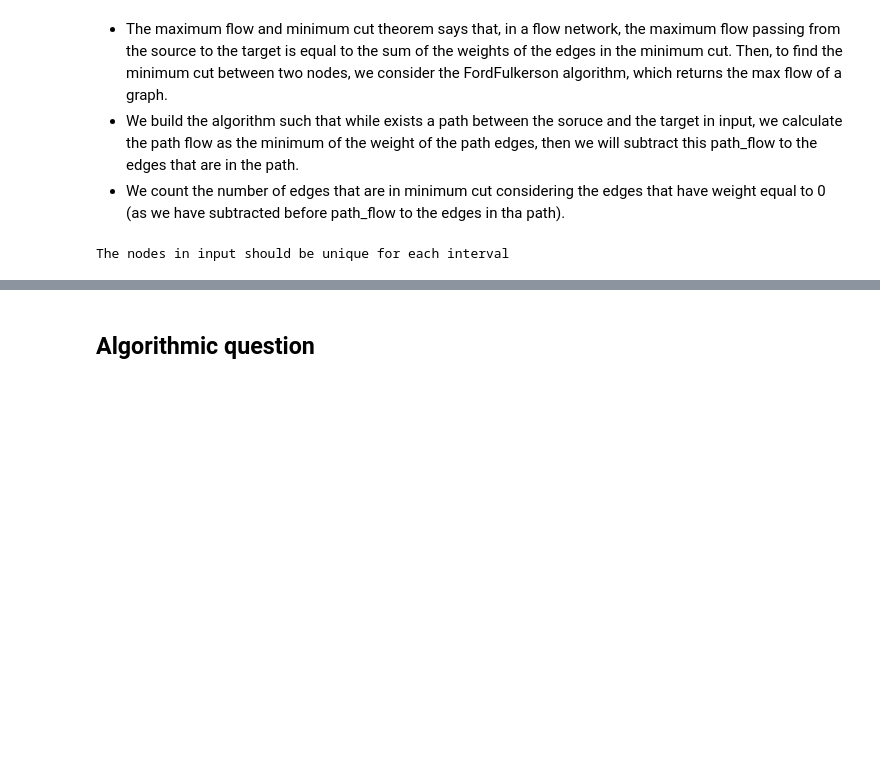
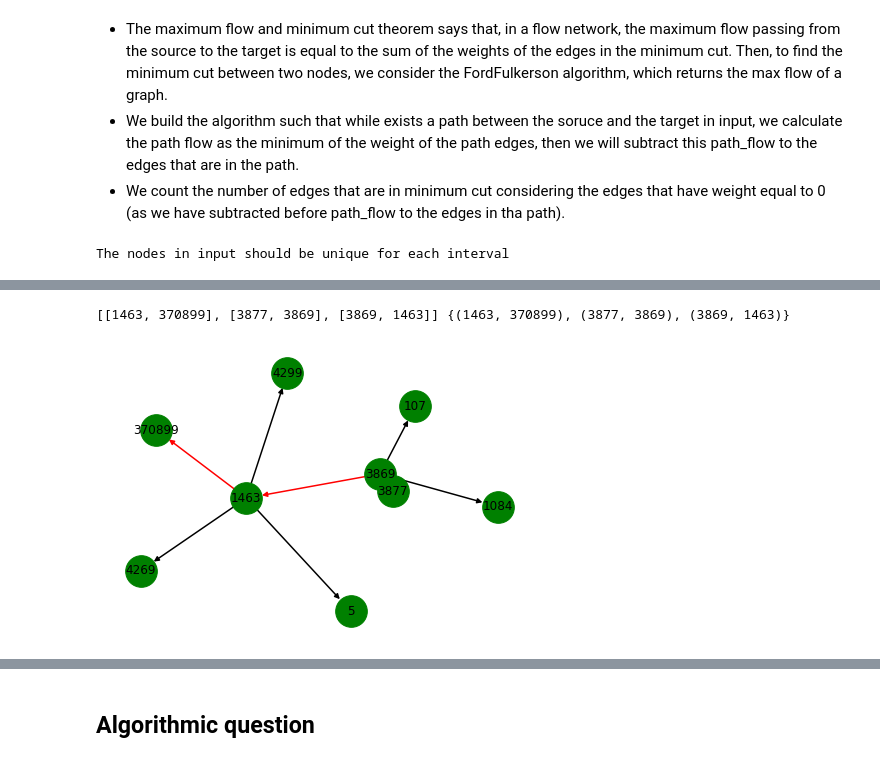
Before and after one commit to 1849300/ADM-HW5, a Jupyter notebook: main.ipynb, the cells around one changed output, grey strips where cells are left out. Saved outputs shown, nothing was run; the diff lists cells and outputs as text; code cells hidden in the pictures; blank space fills up the shorter version.

```diff
--- a/main.ipynb
+++ b/main.ipynb
@@ -175,0 +192,5 @@ TypeError: strptime() argument 0 must be str, not <class 'tuple'>
+# %%
+ff.vis4("2008-09-01", "2008-09-03", "2008-09-04", "2008-09-06", 3877, 370899)
+# %% [output]
+[[1463, 370899], [3877, 3869], [3869, 1463]] {(1463, 370899), (3877, 3869), (3869, 1463)}
+[figure, added]
```
Also changed, not shown: parts of 6 cells of this notebook.
